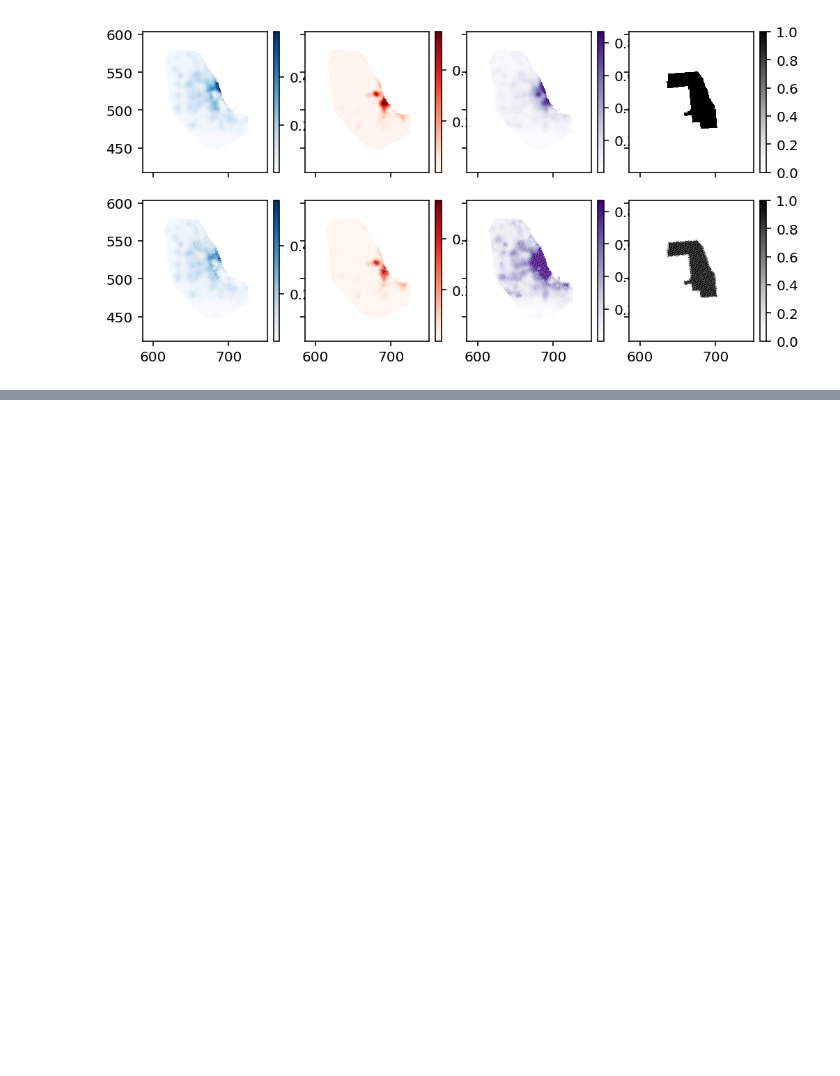
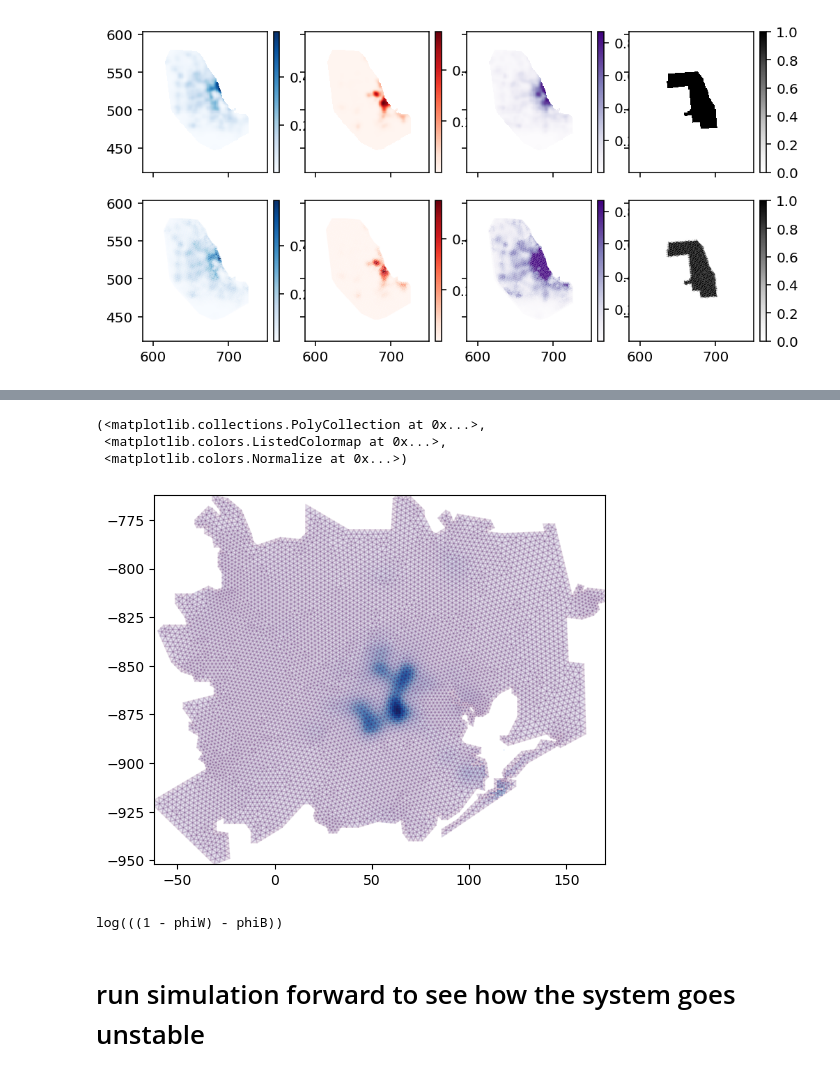
Before and after one commit to dsseara/sociohydro, a Jupyter notebook: sim/meanField/fvm/fvm_tests.ipynb, the cells around one changed output, grey strips where cells are left out. Saved outputs shown, nothing was run; the diff lists cells and outputs as text; code cells hidden in the pictures; blank space fills up the shorter version.

```diff
--- a/sim/meanField/fvm/fvm_tests.ipynb
+++ b/sim/meanField/fvm/fvm_tests.ipynb
@@ -600,0 +865,55 @@ np.argmax((ϕW + ϕB).value)
+# %%
+fig, ax = plt.subplots()
+ax.pcolormesh(x, y, wb(1990)[1], cmap="Blues")
+plot_mesh(np.zeros(mesh.numberOfCells), mesh, ax=ax, alpha=0.1, colorbar=False)
+# %% [output]
+(<matplotlib.collections.PolyCollection at 0x...>,
+ <matplotlib.colors.ListedColormap at 0x...>,
+ <matplotlib.colors.Normalize at 0x...>)
+[figure, added]
+# %%
+# fix log issues
+mesh_gdf = mesh_to_gdf(mesh, crs=crs)
+interp = area_interpolate(grid_gdf, mesh_gdf,
+                          extensive_variables=["w0", "wf", "b0", "bf", "housing"],
+                          intensive_variables=["mask"])
+
+if use_fill_frac:
+    interp["w0"] /= interp["housing"] * 1.1
+    interp["wf"] /= interp["housing"] * 1.1
+    interp["b0"] /= interp["housing"] * 1.1
+    interp["bf"] /= interp["housing"] * 1.1
+    # set fill fractions to zero where housing is zero
+    zero_housing = (interp["housing"] == 0).values
+    interp.loc[zero_housing, "w0"] = 0
+    interp.loc[zero_housing, "wf"] = 0
+    interp.loc[zero_housing, "b0"] = 0
+    interp.loc[zero_housing, "bf"] = 0
+elif use_max_scaling:
+    # max_housing = interp[interp["mask"] > 0]["housing"].max() * 1.1
+    max_housing = interp["housing"].max() * 1.1
+    interp["w0"] /= max_housing
+    interp["wf"] /= max_housing
+    interp["b0"] /= max_housing
+    interp["bf"] /= max_housing
+
+
+ϕW = fp.CellVariable(name="phiW", mesh=mesh, hasOld=True)
+ϕB = fp.CellVariable(name="phiB", mesh=mesh, hasOld=True)
+ϕW.setValue(interp["w0"])
+ϕW.setValue(1e-2, where=ϕW<=1e-2)
+ϕW.setValue(1-1e-2, where=ϕW>=1-1e-2)
+# ϕB[:] = ϕB0_cell
+ϕB.setValue(interp["b0"])
+ϕB.setValue(1e-2, where=ϕB<=1e-2)
+ϕB.setValue(1-1e-2, where=ϕB>=1-1e-2)
+
+ϕ0 = 1 - ϕW - ϕB
+
+nx.log(ϕW)
+nx.log(ϕB)
+nx.log(ϕ0)
+# %% [output]
+log(((1 - phiW) - phiB))
+# %% [markdown]
+# run simulation forward to see how the system goes unstable
```
Also changed, not shown: parts of 26 cells of this notebook, 4 other files.
